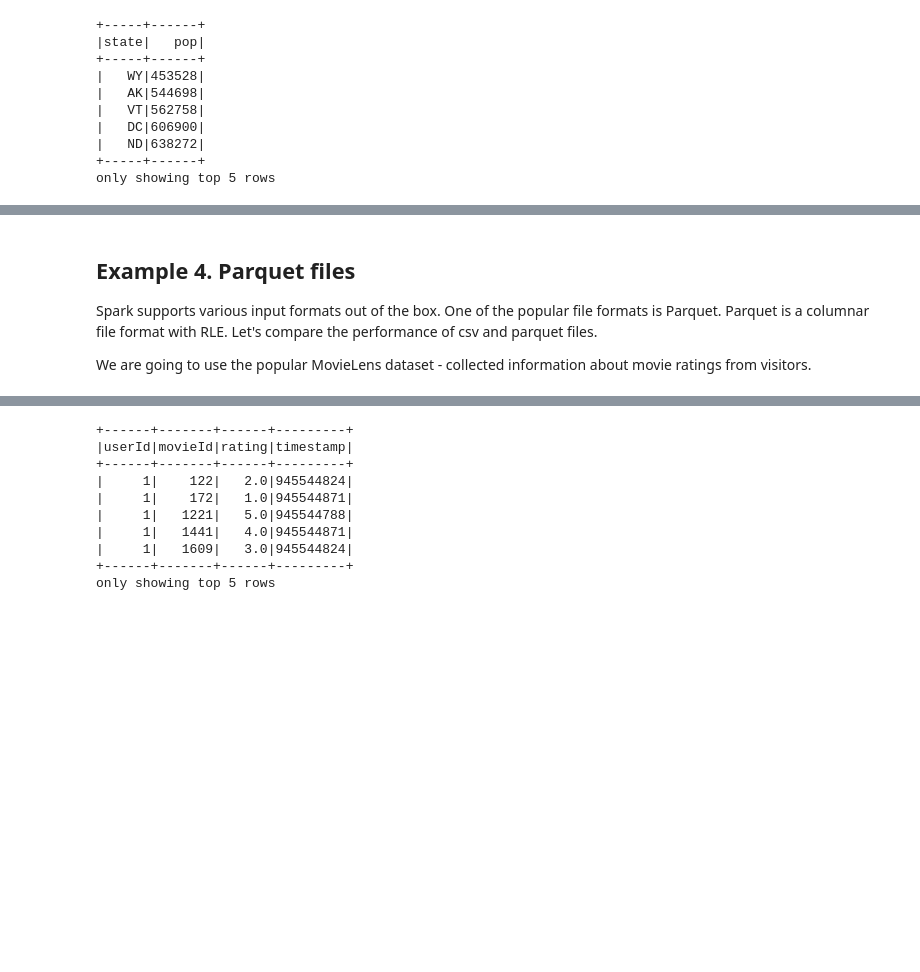
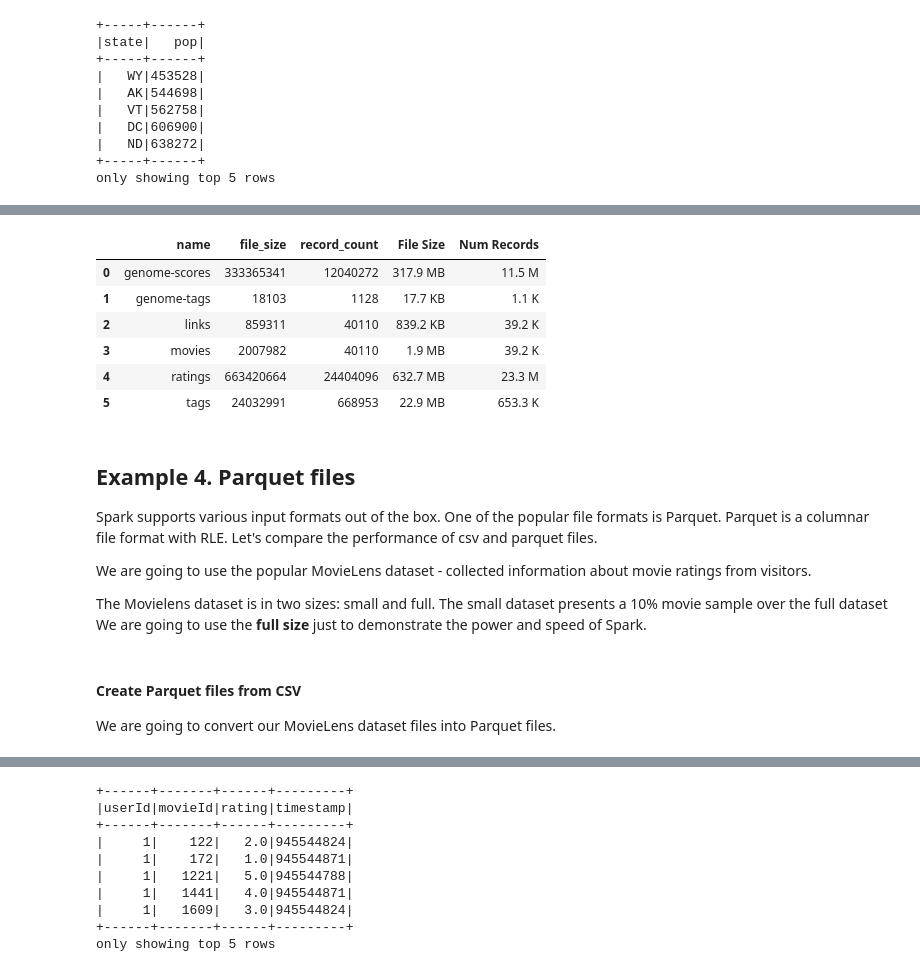
Before and after one commit to ivangeorgiev/spark-intro, a Jupyter notebook: Transcript.ipynb, the cells around one changed output, grey strips where cells are left out. Drawn from its saved outputs; the diff is of its cells as text; code cells hidden in the pictures; blank space fills up the shorter version.

```diff
--- a/Transcript.ipynb
+++ b/Transcript.ipynb
@@ -357,0 +441,16 @@ only showing top 5 rows
+# %%
+%%time
+# We will measure the cell execution time using the IPython's time magic
+data_info = []
+
+
+# For each CSV file in our local MovieLens dataset
+#   - get the data name
+#   - get the filesize
+#   - load the CSV and get the number of records
+for csv_filename in glob.glob(datasets_local + '/' + ml_used + '/*.csv'):
+    name = os.path.basename(csv_filename)[:-4]
+    file_size = os.path.getsize(csv_filename)
+    ds = spark.read.csv(csv_filename, header=True, inferSchema=True)
+    rec_count = ds.count()
+    data_info.append( (csv_filename, name, file_size, rec_count) )
@@ -357,0 +459,17 @@ only showing top 5 rows
+# %%
+# Create pandas DataFrame
+df_ml = pd.DataFrame(data_info, columns=['filename', 'name','file_size', 'record_count'])
+# %%
+# We could use the humanize (https://pypi.python.org/pypi/humanize) Python package, but
+# is not a big deal to create a custom function.
+def sizeof_fmt(num, fmt="%0.1f %s%s", multiplier=1024.0, units=None, suffix='B'):
+    # Handle optional arguments
+    multiplier = float(multiplier)
+    if not units:
+        units = ['','K','M','G','T','P','E','Z','Y']
+
+    for unit in units[:-1]:
+        if abs(num) < multiplier:
+            return fmt % (num, unit, suffix)
+        num /= multiplier
+    return fmt % (num, units[-1], suffix)
@@ -358,6 +501,21 @@ only showing top 5 rows
+# %%
+# A little humanization
+df_ml['File Size'] = df_ml['file_size'].map(sizeof_fmt)
+df_ml['Num Records'] = df_ml['record_count'].map(lambda x: sizeof_fmt(x, suffix=''))
+df_ml[df_ml.columns[1:]]   # Skip the filename column. Could be long and is not interesting here.
+# %% [output]
+|  | name | file_size | record_count | File Size | Num Records |
+| 0 | genome-scores | 333365341 | 12040272 | 317.9 MB | 11.5 M |
+| 1 | genome-tags | 18103 | 1128 | 17.7 KB | 1.1 K |
+| 2 | links | 859311 | 40110 | 839.2 KB | 39.2 K |
+| 3 | movies | 2007982 | 40110 | 1.9 MB | 39.2 K |
+| 4 | ratings | 663420664 | 24404096 | 632.7 MB | 23.3 M |
+| 5 | tags | 24032991 | 668953 | 22.9 MB | 653.3 K |
 # %% [markdown]
 ## Example 4. Parquet files
 
 Spark supports various input formats out of the box. One of the popular file formats is Parquet. Parquet is a columnar file format with RLE. Let's compare the performance of csv and parquet files.
 
 We are going to use the popular MovieLens dataset - collected information about movie ratings from visitors.
+
+The Movielens dataset is in two sizes: small and full. The small dataset presents a 10% movie sample over the full dataset We are going to use the **full size** just to demonstrate the power and speed of Spark.
@@ -365,0 +522,4 @@ We are going to use the popular MovieLens dataset - collected information about
+# %% [markdown]
+#### Create Parquet files from CSV
+
+We are going to convert our MovieLens dataset files into Parquet files.
```
Also changed, not shown: parts of 37 cells of this notebook, 4 other files.
